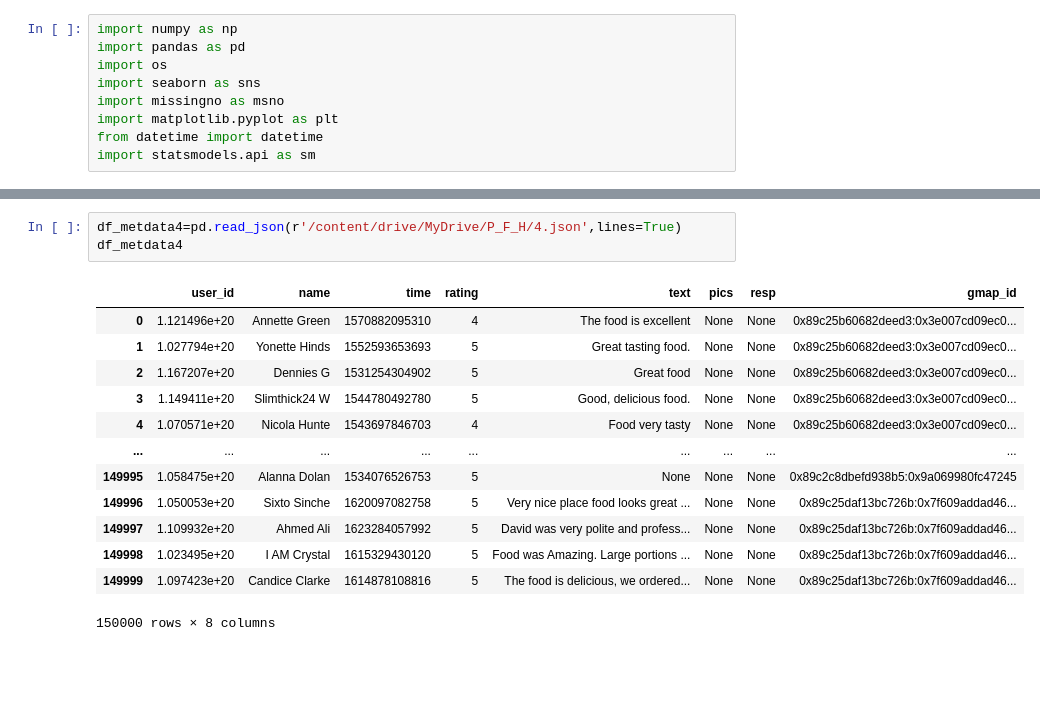
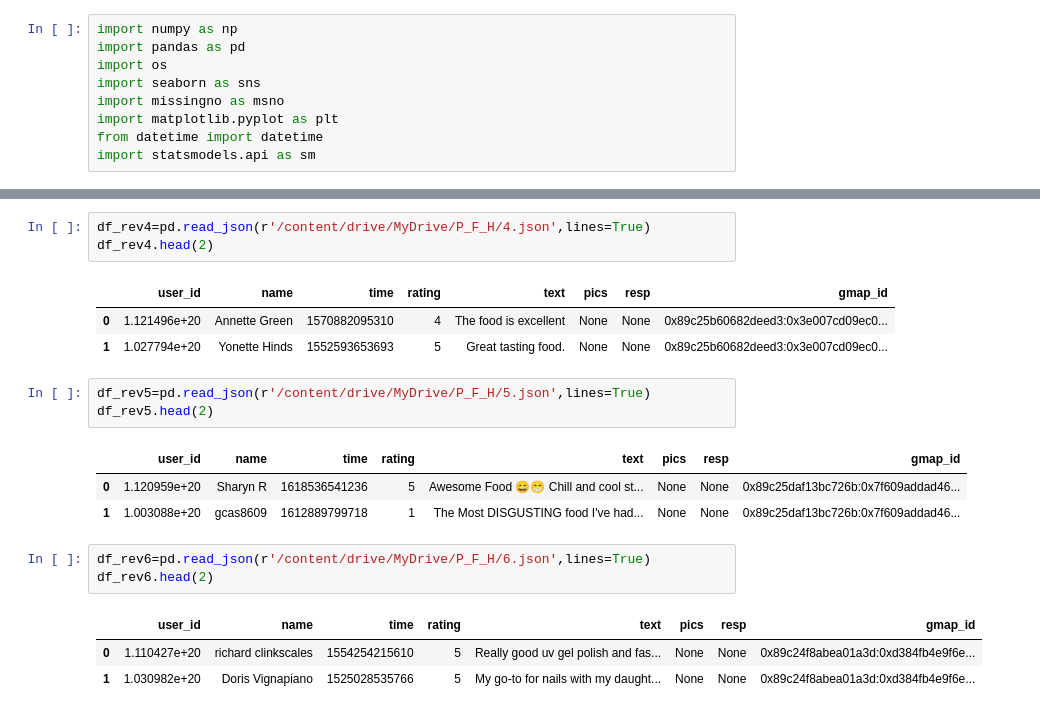
Before and after one commit to Datalogia/PG_12, a Jupyter notebook: Etl_rev_NewY.ipynb, the cells around one changed output, grey strips where cells are left out. Saved outputs shown, nothing was run; the diff lists cells and outputs as text; blank space fills up the shorter version.

```diff
--- a/Etl_rev_NewY.ipynb
+++ b/Etl_rev_NewY.ipynb
@@ -47,17 +24,21 @@ df_metdata3
 # %%
-df_metdata4=pd.read_json(r'/content/drive/MyDrive/P_F_H/4.json',lines=True)
-df_metdata4
+df_rev4=pd.read_json(r'/content/drive/MyDrive/P_F_H/4.json',lines=True)
+df_rev4.head(2)
 # %% [output]
 |  | user_id | name | time | rating | text | pics | resp | gmap_id |
 | 0 | 1.121496e+20 | Annette Green | 1570882095310 | 4 | The food is excellent | None | None | 0x89c25b60682deed3:0x3e007cd09ec0... |
 | 1 | 1.027794e+20 | Yonette Hinds | 1552593653693 | 5 | Great tasting food. | None | None | 0x89c25b60682deed3:0x3e007cd09ec0... |
-| 2 | 1.167207e+20 | Dennies G | 1531254304902 | 5 | Great food | None | None | 0x89c25b60682deed3:0x3e007cd09ec0... |
-| 3 | 1.149411e+20 | Slimthick24 W | 1544780492780 | 5 | Good, delicious food. | None | None | 0x89c25b60682deed3:0x3e007cd09ec0... |
-| 4 | 1.070571e+20 | Nicola Hunte | 1543697846703 | 4 | Food very tasty | None | None | 0x89c25b60682deed3:0x3e007cd09ec0... |
-| ... | ... | ... | ... | ... | ... | ... | ... | ... |
-| 149995 | 1.058475e+20 | Alanna Dolan | 1534076526753 | 5 | None | None | None | 0x89c2c8dbefd938b5:0x9a069980fc47245 |
-| 149996 | 1.050053e+20 | Sixto Sinche | 1620097082758 | 5 | Very nice place food looks great ... | None | None | 0x89c25daf13bc726b:0x7f609addad46... |
-| 149997 | 1.109932e+20 | Ahmed Ali | 1623284057992 | 5 | David was very polite and profess... | None | None | 0x89c25daf13bc726b:0x7f609addad46... |
-| 149998 | 1.023495e+20 | I AM Crystal | 1615329430120 | 5 | Food was Amazing. Large portions ... | None | None | 0x89c25daf13bc726b:0x7f609addad46... |
-| 149999 | 1.097423e+20 | Candice Clarke | 1614878108816 | 5 | The food is delicious, we ordered... | None | None | 0x89c25daf13bc726b:0x7f609addad46... |
-150000 rows × 8 columns
+# %%
+df_rev5=pd.read_json(r'/content/drive/MyDrive/P_F_H/5.json',lines=True)
+df_rev5.head(2)
+# %% [output]
+|  | user_id | name | time | rating | text | pics | resp | gmap_id |
+| 0 | 1.120959e+20 | Sharyn R | 1618536541236 | 5 | Awesome Food 😄😁 Chill and cool st... | None | None | 0x89c25daf13bc726b:0x7f609addad46... |
+| 1 | 1.003088e+20 | gcas8609 | 1612889799718 | 1 | The Most DISGUSTING food I've had... | None | None | 0x89c25daf13bc726b:0x7f609addad46... |
+# %%
+df_rev6=pd.read_json(r'/content/drive/MyDrive/P_F_H/6.json',lines=True)
+df_rev6.head(2)
+# %% [output]
+|  | user_id | name | time | rating | text | pics | resp | gmap_id |
+| 0 | 1.110427e+20 | richard clinkscales | 1554254215610 | 5 | Really good uv gel polish and fas... | None | None | 0x89c24f8abea01a3d:0xd384fb4e9f6e... |
+| 1 | 1.030982e+20 | Doris Vignapiano | 1525028535766 | 5 | My go-to for nails with my daught... | None | None | 0x89c24f8abea01a3d:0xd384fb4e9f6e... |
```
Also changed, not shown: parts of 15 cells of this notebook, 1 other file.
